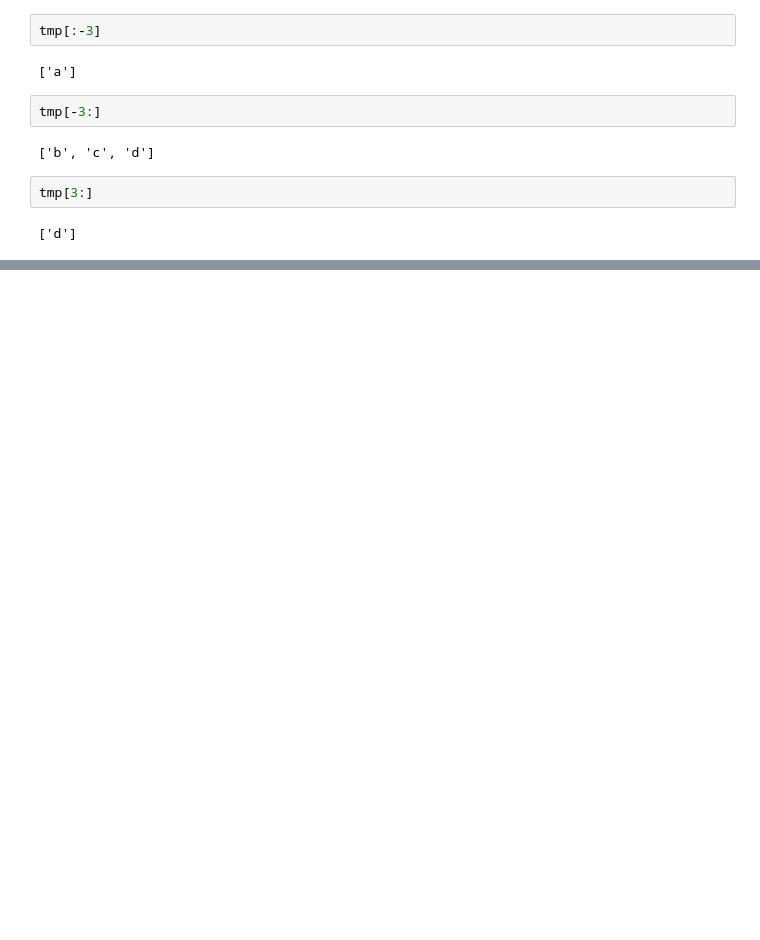
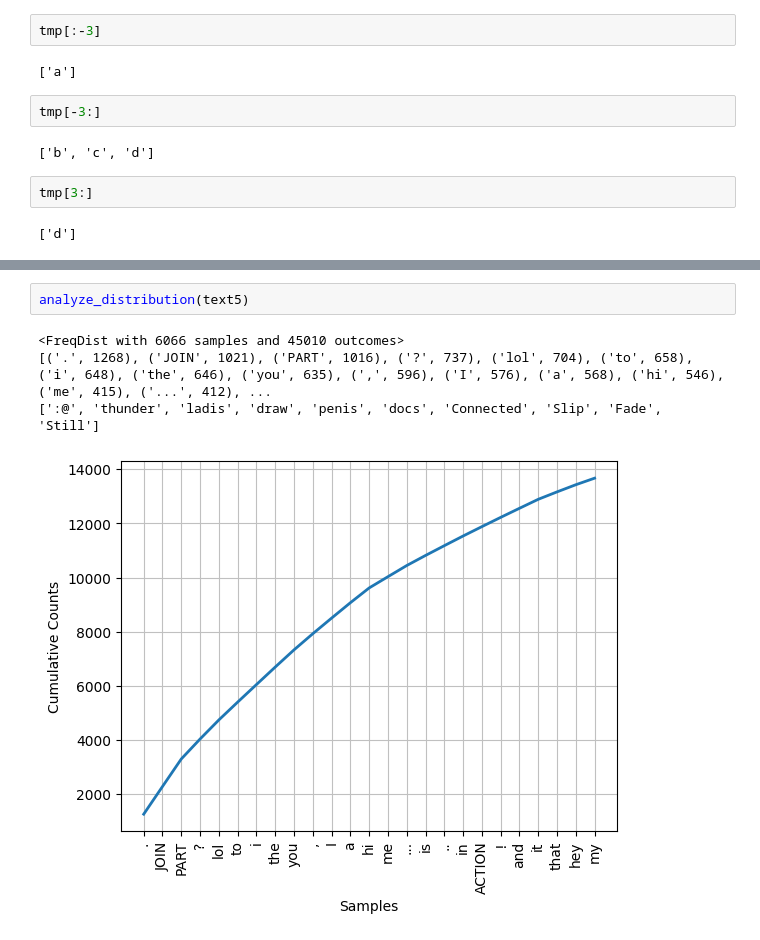
Before and after one commit to IAmAnubhavSaini/just-code, a Jupyter notebook: nlp-nltk/ch01.ipynb, the cells around one changed output, grey strips where cells are left out. Drawn from its saved outputs; the diff is of its cells as text; blank space fills up the shorter version.

```diff
--- a/nlp-nltk/ch01.ipynb
+++ b/nlp-nltk/ch01.ipynb
@@ -274,0 +306,7 @@ tmp[3:]
+# %%
+analyze_distribution(text5)
+# %% [output]
+<FreqDist with 6066 samples and 45010 outcomes>
+[('.', 1268), ('JOIN', 1021), ('PART', 1016), ('?', 737), ('lol', 704), ('to', 658), ('i', 648), ('the', 646), ('you', 635), (',', 596), ('I', 576), ('a', 568), ('hi', 546), ('me', 415), ('...', 412), ...
+[':@', 'thunder', 'ladis', 'draw', 'penis', 'docs', 'Connected', 'Slip', 'Fade', 'Still']
+[figure, added]
```
Also changed, not shown: parts of 32 cells of this notebook, 3 other files.
